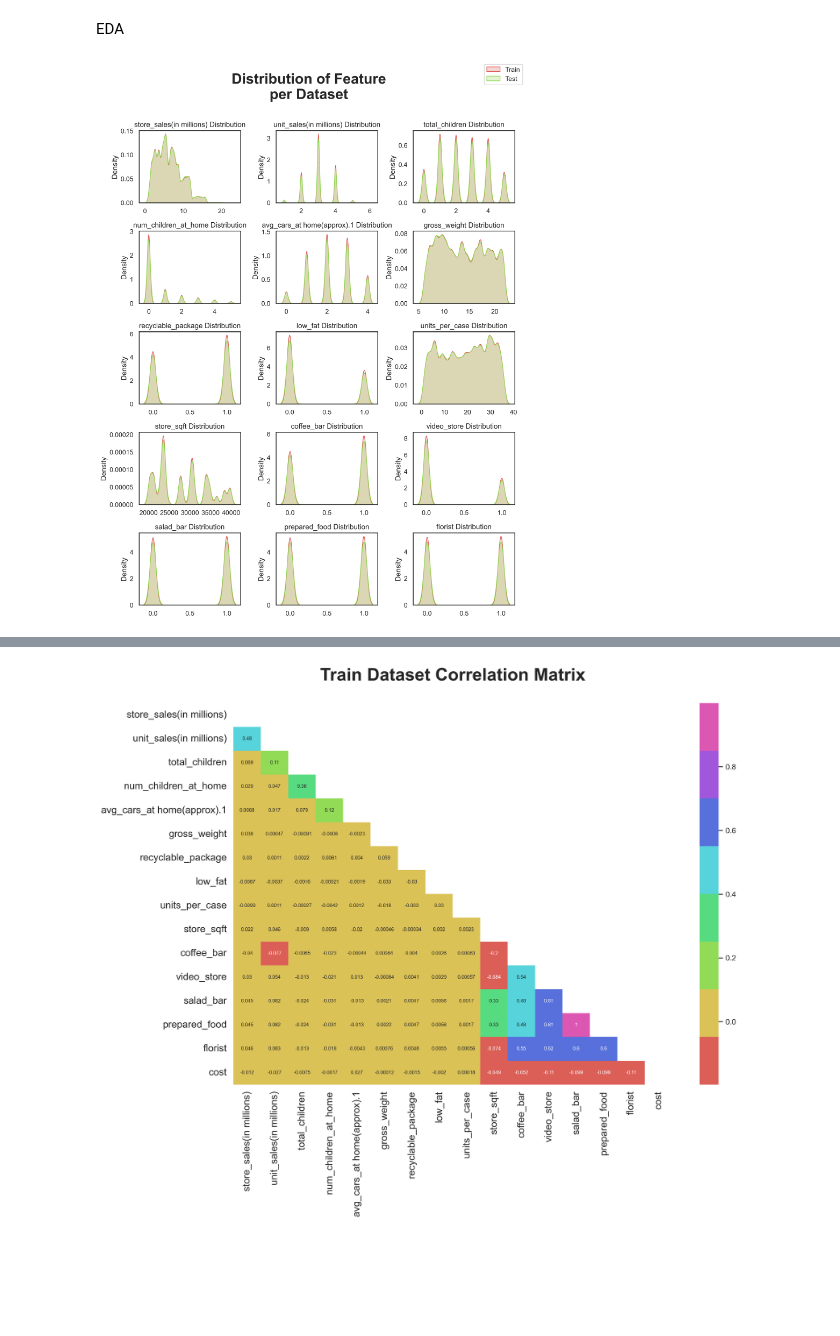
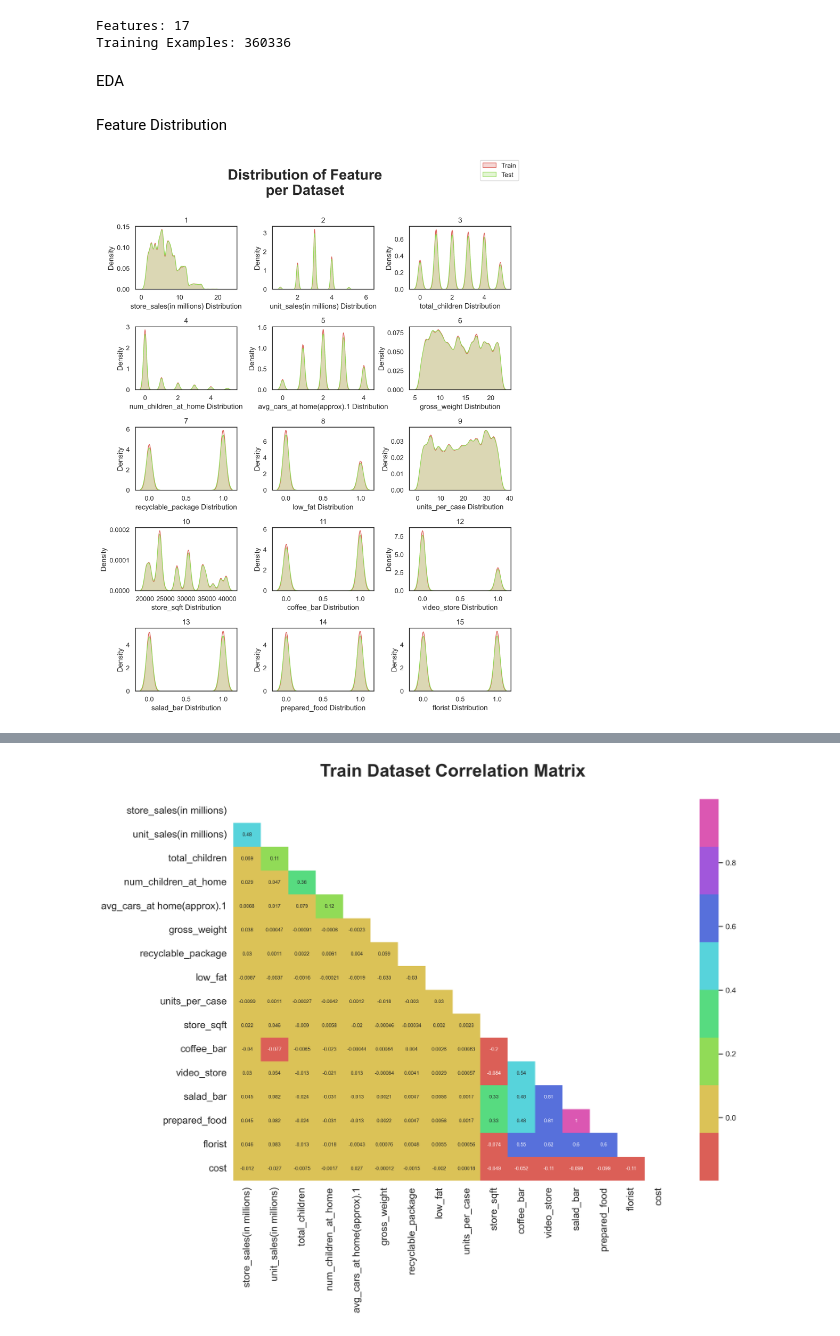
Before and after one commit to raghavrnair/CZ4041-Machine-Learning, a Jupyter notebook: EDA.ipynb, the cells around one changed output, grey strips where cells are left out. Drawn from its saved outputs; the diff is of its cells as text; code cells hidden in the pictures; blank space fills up the shorter version.

```diff
--- a/EDA.ipynb
+++ b/EDA.ipynb
@@ -26,4 +6,4 @@ arnavvvvv/spotify-music                              Top Spotify Songs
 # %%
-train_df = pd.read_csv('/Users/ameeshi/Desktop/playground-series-s3e11/train.csv')
+train_df = pd.read_csv('data/train.csv')
 # %%
-test_df = pd.read_csv('/Users/ameeshi/Desktop/playground-series-s3e11/test.csv')
+test_df = pd.read_csv('data/test.csv')
@@ -30,3 +30,9 @@ test_df = pd.read_csv('/Users/ameeshi/Desktop/playground-series-s3e11/test.csv')
+# %%
+print("Features:", train_df.shape[1])
+print("Training Examples:", train_df.shape[0])
+# %% [output]
+Features: 17
+Training Examples: 360336
 # %% [markdown]
 EDA
 # %%
@@ -35,23 +41,25 @@ pal = sns.color_palette("hls", 8)
 # %%
 train_df.drop('id', axis = 1, inplace = True)
 test_df = test_df.drop('id', axis = 1)
+# %% [markdown]
+Feature Distribution
 # %%
 fig, ax = plt.subplots(5, 3, figsize = (10, 13), dpi = 300)
 ax = ax.flatten()
 
 for i, column in enumerate(test_df.columns):
     sns.kdeplot(train_df[column], ax=ax[i], color=pal[0], fill = True)
     sns.kdeplot(test_df[column], ax=ax[i], color=pal[2], fill = True)
 
 
-    ax[i].set_title(f'{column} Distribution')
-    ax[i].set_xlabel(None)
+    ax[i].set_title(i+1)
+    ax[i].set_xlabel(f'{column} Distribution')
 
 fig.suptitle('Distribution of Feature\nper Dataset\n', fontsize = 24, fontweight = 'bold')
 fig.legend(['Train', 'Test'])
 plt.tight_layout()
 # %% [output]
-[figure, old version]
+[figure, new version]
 # %%
 fig, ax = plt.subplots(5, 3, figsize = (10, 13), dpi = 300)
 ax = ax.flatten()
```
Also changed, not shown: parts of 13 cells of this notebook.
